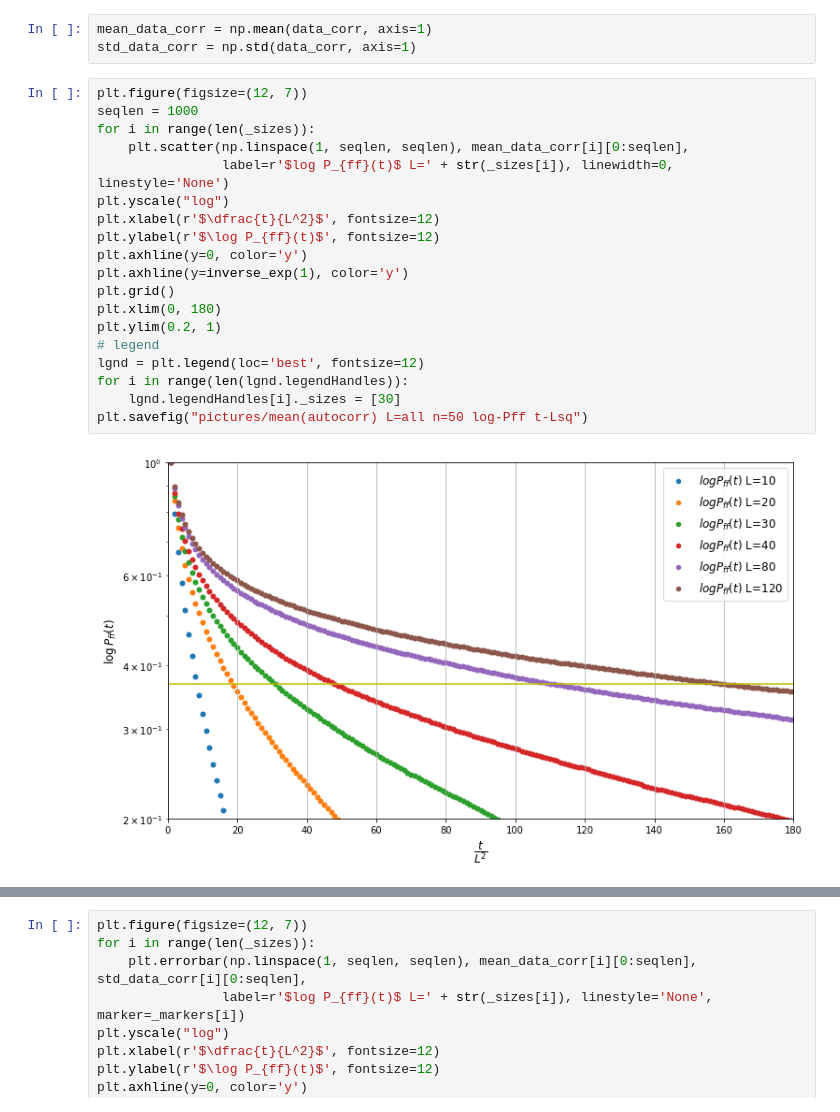
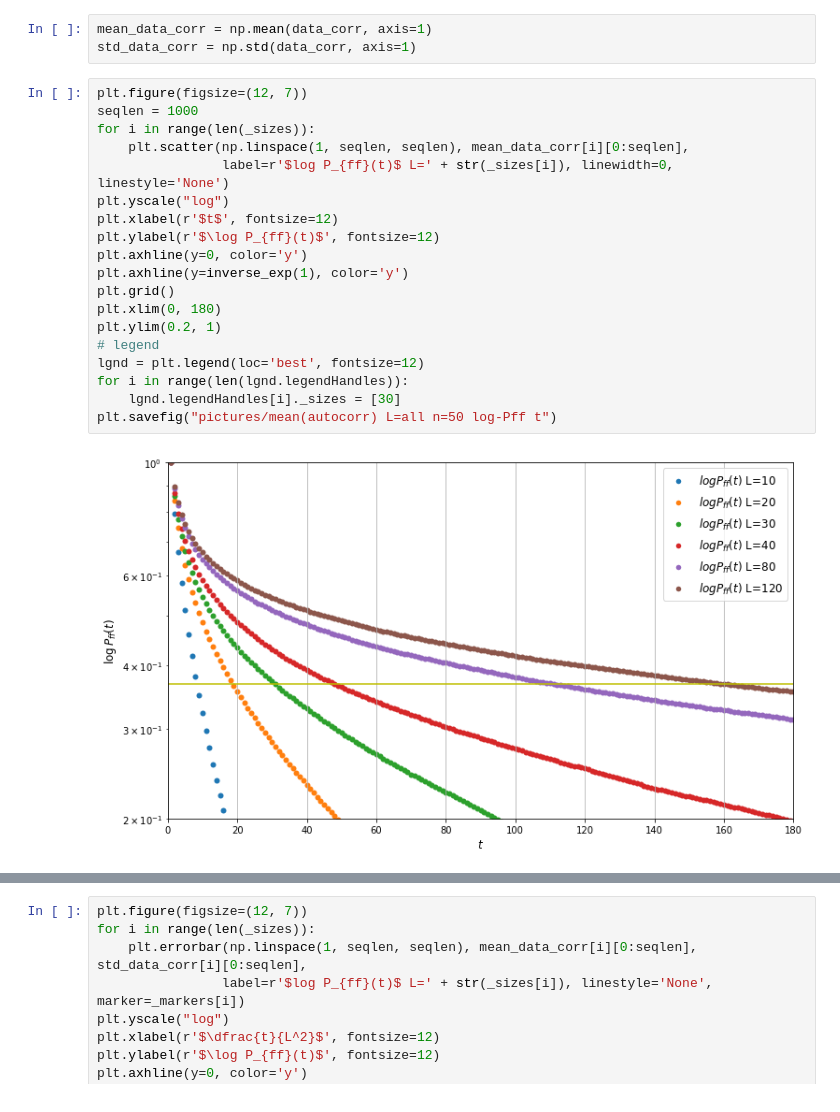
Before and after one commit to noDGodiaev/statistical-physics-models-with-ml, a Jupyter notebook: Generation of configurations/Autocor time count/Count autocor #1.ipynb, the cells around one changed output, grey strips where cells are left out. Cells and saved outputs as stored; diff of their text form.

```diff
--- a/Generation of configurations/Autocor time count/Count autocor #1.ipynb
+++ b/Generation of configurations/Autocor time count/Count autocor #1.ipynb
@@ -209,21 +201,21 @@ std_data_corr = np.std(data_corr, axis=1)
 # %%
 plt.figure(figsize=(12, 7))
 seqlen = 1000
 for i in range(len(_sizes)):
     plt.scatter(np.linspace(1, seqlen, seqlen), mean_data_corr[i][0:seqlen],
                 label=r'$log P_{ff}(t)$ L=' + str(_sizes[i]), linewidth=0, linestyle='None')
 plt.yscale("log")
-plt.xlabel(r'$\dfrac{t}{L^2}$', fontsize=12)
+plt.xlabel(r'$t$', fontsize=12)
 plt.ylabel(r'$\log P_{ff}(t)$', fontsize=12)
 plt.axhline(y=0, color='y')
 plt.axhline(y=inverse_exp(1), color='y')
 plt.grid()
 plt.xlim(0, 180)
 plt.ylim(0.2, 1)
 # legend
 lgnd = plt.legend(loc='best', fontsize=12)
 for i in range(len(lgnd.legendHandles)):
     lgnd.legendHandles[i]._sizes = [30]
-plt.savefig("pictures/mean(autocorr) L=all n=50 log-Pff t-Lsq")
+plt.savefig("pictures/mean(autocorr) L=all n=50 log-Pff t")
 # %% [output]
-[figure, old version]
+[figure, new version]
```
Also changed, not shown: parts of 6 cells of this notebook, 51 other files.
